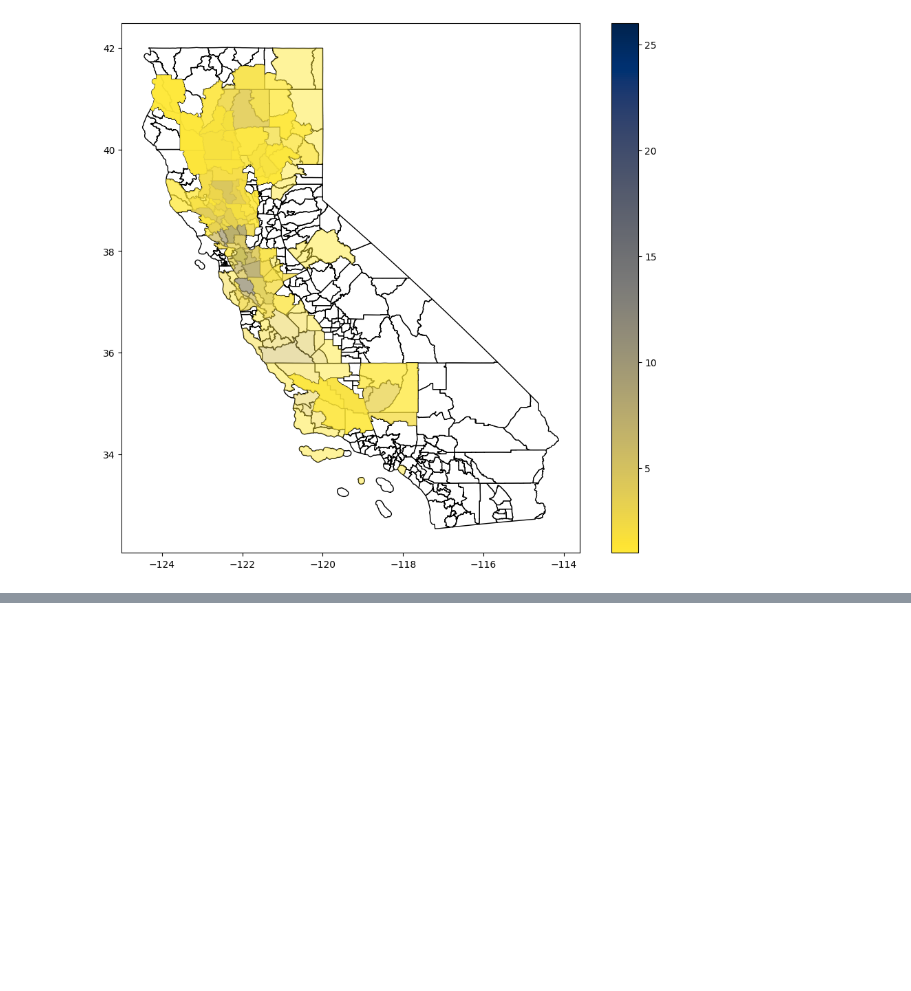
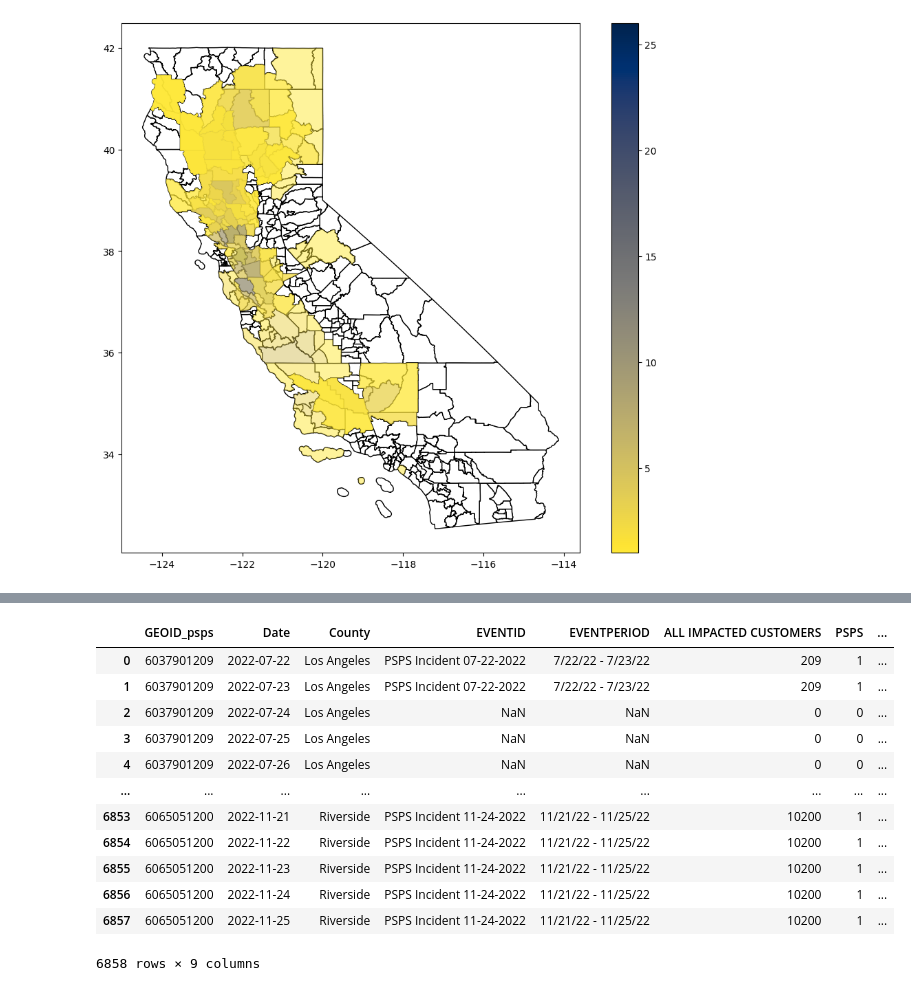
Before and after one commit to JoeyyZhang/ML-based-PSPS-Events-Prediction, a Jupyter notebook: Cleaning_merging.ipynb, the cells around one changed output, grey strips where cells are left out. Drawn from its saved outputs; the diff is of its cells as text; code cells hidden in the pictures; blank space fills up the shorter version.

```diff
--- a/Cleaning_merging.ipynb
+++ b/Cleaning_merging.ipynb
@@ -271,0 +339,8 @@ display(monthly_avg_maxtemp)
+# %%
+maxtemp['GEOID'] = maxtemp['GEOID'].astype(str)
+merged['Date'] = pd.to_datetime(merged['Date'])
+merged['Month'] = merged['Date'].dt.to_period('M').astype(str)
+merged['GEOID'] = merged['GEOID'].astype(str)
+
+merged['GEOID_county'] = merged['GEOID'].str[:4]
+merged
@@ -271,0 +361,10 @@ display(monthly_avg_maxtemp)
+# %%
+# First merge: merged with maxtemp (daily average high temperature)
+# Merging on 'Date' and 'GEOID_county' (from merged) with 'GEOID' (from maxtemp)
+merged_df = merged.merge(maxtemp,
+                               left_on=['GEOID_county', 'Date'],
+                               right_on=['GEOID', 'Date'],
+                               how='inner',
+                               suffixes=('_psps', '_temp'))
+
+merged_df.head()
@@ -271,0 +395,9 @@ display(monthly_avg_maxtemp)
+# %%
+# Second merge: result with veg_dry_weekly_expanded (daily vegetation dryness)
+# Merging on 'Date' and 'County' (from maxtemp, now County_temp) with 'County' (from veg_dry_weekly_expanded)
+merged_df = merged_df.merge(veg_dry_daily,
+                            left_on=['County', 'Date'],
+                            right_on=['County', 'Date'],
+                            how='inner',
+                            suffixes=('_merged', '_dry'))
+merged_df.head()
@@ -271,0 +415,18 @@ display(monthly_avg_maxtemp)
+# %%
+sample_data = merged_df[["GEOID_psps","Date","County","EVENTID","EVENTPERIOD","ALL IMPACTED CUSTOMERS","PSPS","average high temperature","USDMLevelID"]]
+# %%
+sample_data
+# %% [output]
+|  | GEOID_psps | Date | County | EVENTID | EVENTPERIOD | ALL IMPACTED CUSTOMERS | PSPS | ... |
+| 0 | 6037901209 | 2022-07-22 | Los Angeles | PSPS Incident 07-22-2022 | 7/22/22 - 7/23/22 | 209 | 1 | ... |
+| 1 | 6037901209 | 2022-07-23 | Los Angeles | PSPS Incident 07-22-2022 | 7/22/22 - 7/23/22 | 209 | 1 | ... |
+| 2 | 6037901209 | 2022-07-24 | Los Angeles | NaN | NaN | 0 | 0 | ... |
+| 3 | 6037901209 | 2022-07-25 | Los Angeles | NaN | NaN | 0 | 0 | ... |
+| 4 | 6037901209 | 2022-07-26 | Los Angeles | NaN | NaN | 0 | 0 | ... |
+| ... | ... | ... | ... | ... | ... | ... | ... | ... |
+| 6853 | 6065051200 | 2022-11-21 | Riverside | PSPS Incident 11-24-2022 | 11/21/22 - 11/25/22 | 10200 | 1 | ... |
+| 6854 | 6065051200 | 2022-11-22 | Riverside | PSPS Incident 11-24-2022 | 11/21/22 - 11/25/22 | 10200 | 1 | ... |
+| 6855 | 6065051200 | 2022-11-23 | Riverside | PSPS Incident 11-24-2022 | 11/21/22 - 11/25/22 | 10200 | 1 | ... |
+| 6856 | 6065051200 | 2022-11-24 | Riverside | PSPS Incident 11-24-2022 | 11/21/22 - 11/25/22 | 10200 | 1 | ... |
+| 6857 | 6065051200 | 2022-11-25 | Riverside | PSPS Incident 11-24-2022 | 11/21/22 - 11/25/22 | 10200 | 1 | ... |
+6858 rows × 9 columns
```
Also changed, not shown: parts of 13 cells of this notebook.
